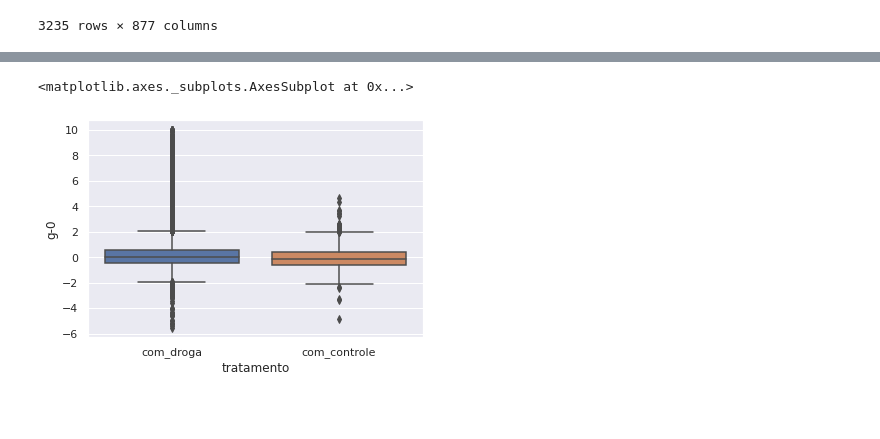
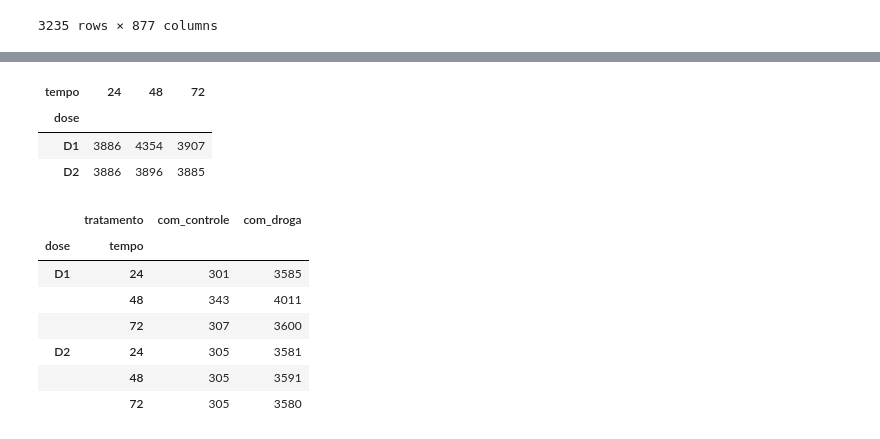
Before and after one commit to jonatanpereira/Alura-Imersao-dados03, a Jupyter notebook: Notebooks/Aula03_ImersãoDados3_Alura.ipynb, the cells around one changed output, grey strips where cells are left out. Saved outputs shown, nothing was run; the diff lists cells and outputs as text; code cells hidden in the pictures; blank space fills up the shorter version.

Commit message:
Aula 03 - Imersão de Dados Alura - Terceira Edição

```diff
--- a/Notebooks/Aula03_ImersãoDados3_Alura.ipynb
+++ b/Notebooks/Aula03_ImersãoDados3_Alura.ipynb
@@ -233,8 +97,24 @@ sns.boxplot(x='g-0', y='tratamento', data=dados)
-# %%
-#Plotar o boxplot do 'g-0' para identificarmos como está a divisão do gene e pelo "Tratamento"
-
-plt.figure
-sns.boxplot(y='g-0', x='tratamento', data=dados)
-# %% [output]
-<matplotlib.axes._subplots.AxesSubplot at 0x...>
-[figure, removed]
+# %%
+#Criando tabela de frequencia - Crostab:
+Correlacionando a coluna de Dose e Tempo
+
+pd.crosstab(dados['dose'], dados['tempo'])
+# %% [output]
+| tempo | 24 | 48 | 72 |
+| dose |  |  |  |
+| D1 | 3886 | 4354 | 3907 |
+| D2 | 3886 | 3896 | 3885 |
+# %%
+#Criando tabela de frequencia - Crostab:
+Correlacionando a coluna de Dose e Tempo, com o Tratamento
+
+pd.crosstab([dados['dose'], dados['tempo']], dados['tratamento'])
+# %% [output]
+|  | tratamento | com_controle | com_droga |
+| dose | tempo |  |  |
+| D1 | 24 | 301 | 3585 |
+|  | 48 | 343 | 4011 |
+|  | 72 | 307 | 3600 |
+| D2 | 24 | 305 | 3581 |
+|  | 48 | 305 | 3591 |
+|  | 72 | 305 | 3580 |
```
Also changed, not shown: parts of 21 cells of this notebook.
